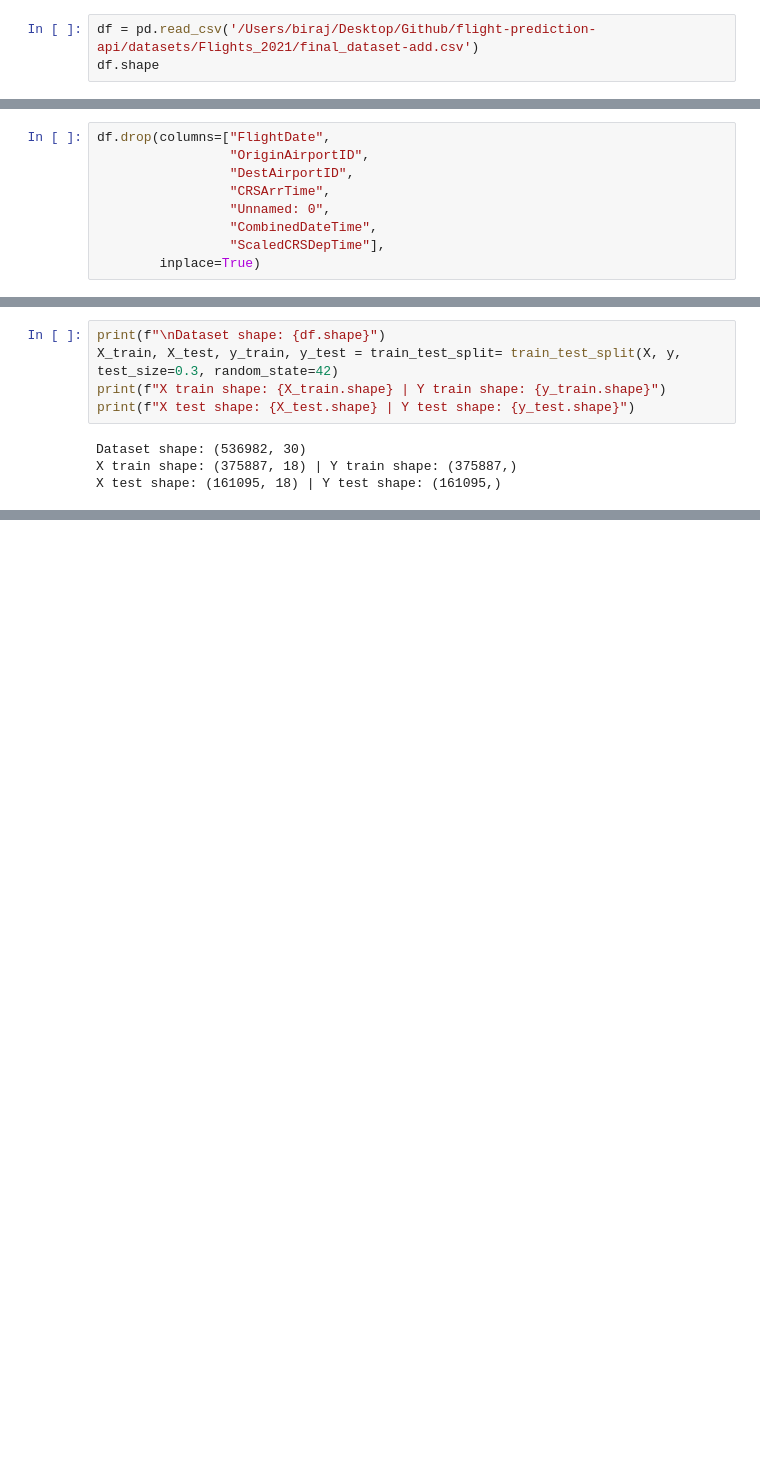
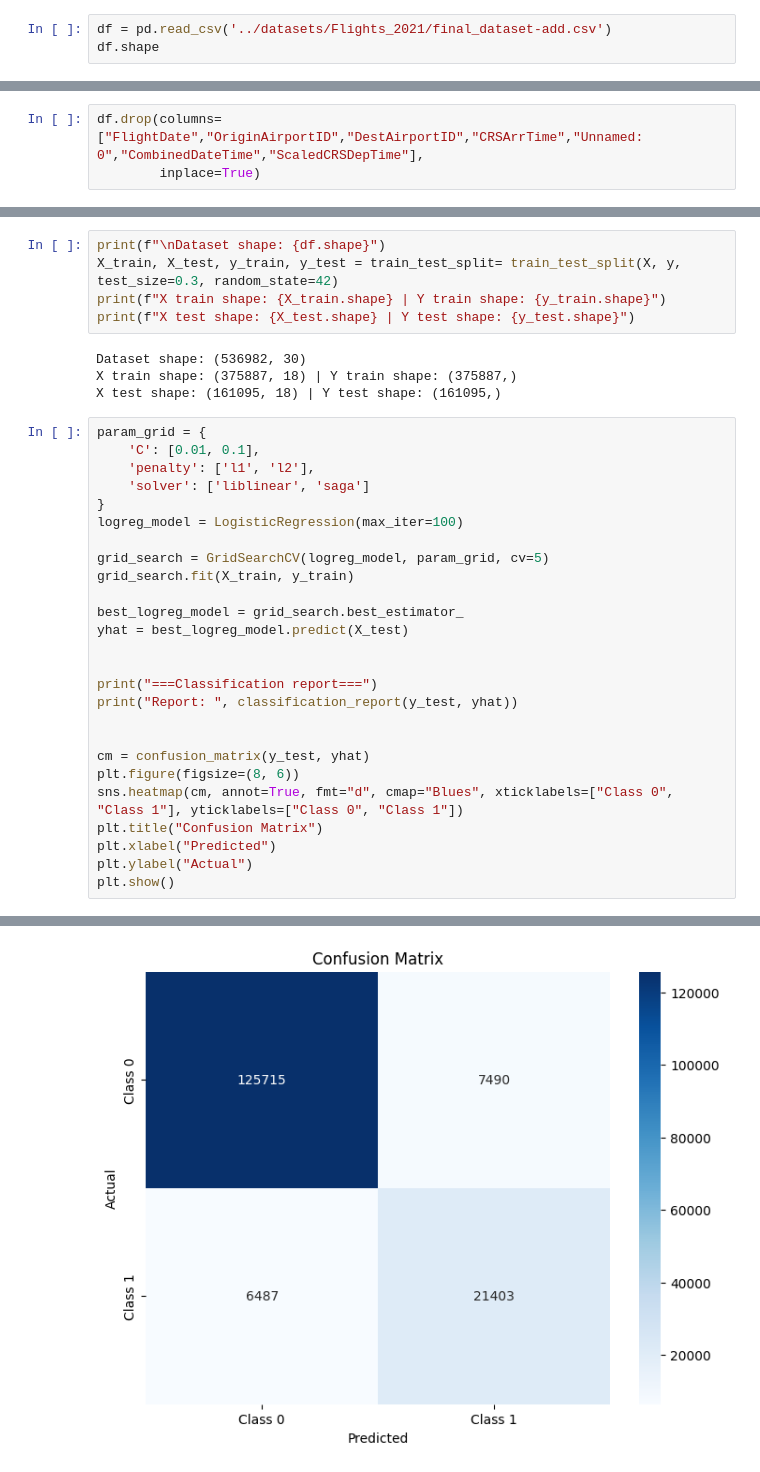
Before and after one commit to scherbatsky-jr/flight-prediction-api, a Jupyter notebook: notebooks/m-test.ipynb, the cells around one changed output, grey strips where cells are left out. Drawn from its saved outputs; the diff is of its cells as text; blank space fills up the shorter version.

Commit message:
Final params added

```diff
--- a/notebooks/m-test.ipynb
+++ b/notebooks/m-test.ipynb
@@ -29,5 +16,5 @@ from scipy.stats import pointbiserialr
 # %%
-df = pd.read_csv('/Users/biraj/Desktop/Github/flight-prediction-api/datasets/Flights_2021/final_dataset-add.csv')
+df = pd.read_csv('../datasets/Flights_2021/final_dataset-add.csv')
 df.shape
 # %% [output]
 (538040, 37)
@@ -45,13 +32,7 @@ Index(['Unnamed: 0', 'Year', 'Quarter', 'Month', 'DayofMonth', 'DayOfWeek',
        'wind_speed_10m', 'wind_direction_10m', 'wind_direction_100m'],
       dtype='object')
 # %%
-df.drop(columns=["FlightDate",
-                 "OriginAirportID",
-                 "DestAirportID",
-                 "CRSArrTime",
-                 "Unnamed: 0",
-                 "CombinedDateTime",
-                 "ScaledCRSDepTime"],
+df.drop(columns=["FlightDate","OriginAirportID","DestAirportID","CRSArrTime","Unnamed: 0","CombinedDateTime","ScaledCRSDepTime"],
         inplace=True)
 # %%
 df.columns
@@ -164,3 +145,30 @@ print(f"X test shape: {X_test.shape} | Y test shape: {y_test.shape}")
 Dataset shape: (536982, 30)
 X train shape: (375887, 18) | Y train shape: (375887,)
 X test shape: (161095, 18) | Y test shape: (161095,)
+# %%
+param_grid = {
+    'C': [0.01, 0.1],
+    'penalty': ['l1', 'l2'],
+    'solver': ['liblinear', 'saga']
+}
+logreg_model = LogisticRegression(max_iter=100)
+
+grid_search = GridSearchCV(logreg_model, param_grid, cv=5)
+grid_search.fit(X_train, y_train)
+
+best_logreg_model = grid_search.best_estimator_
+yhat = best_logreg_model.predict(X_test)
+
+
+print("===Classification report===")
+print("Report: ", classification_report(y_test, yhat))
+
+
+cm = confusion_matrix(y_test, yhat)
+plt.figure(figsize=(8, 6))
+sns.heatmap(cm, annot=True, fmt="d", cmap="Blues", xticklabels=["Class 0", "Class 1"], yticklabels=["Class 0", "Class 1"])
+plt.title("Confusion Matrix")
+plt.xlabel("Predicted")
+plt.ylabel("Actual")
+plt.show()
+# %% [output]
@@ -167 +184,2 @@ X test shape: (161095, 18) | Y test shape: (161095,)
+[figure, added]
 # %%
```
Also changed, not shown: parts of 8 cells of this notebook, 2 other files.
